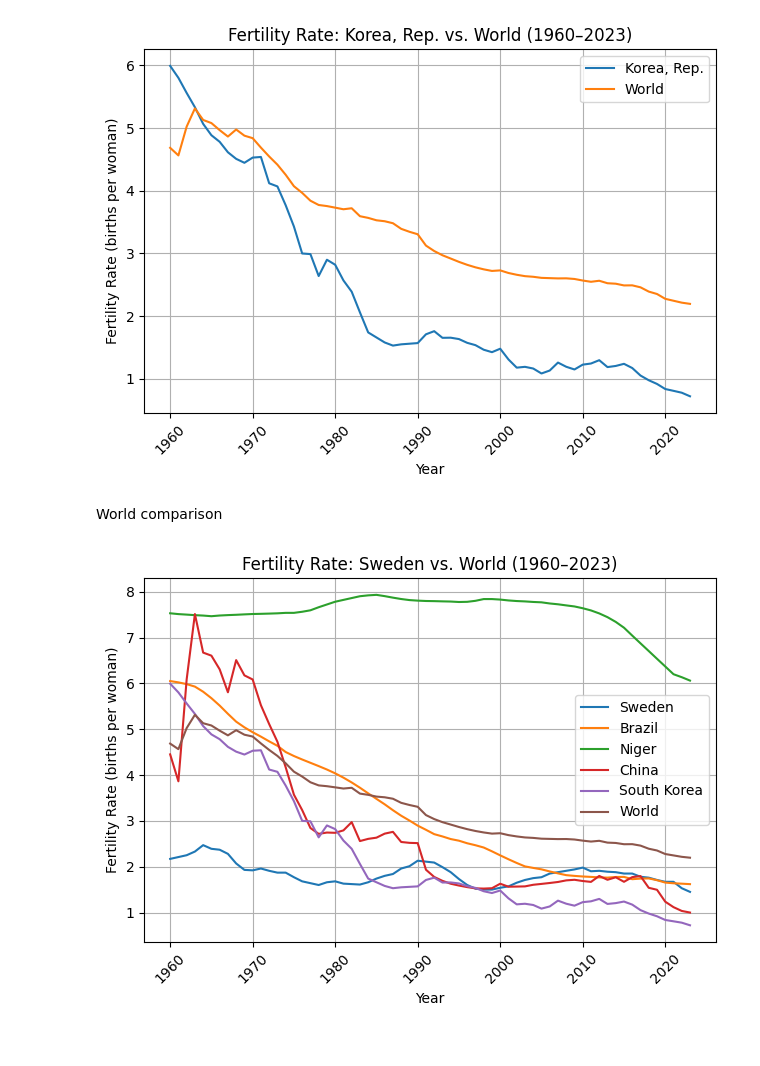
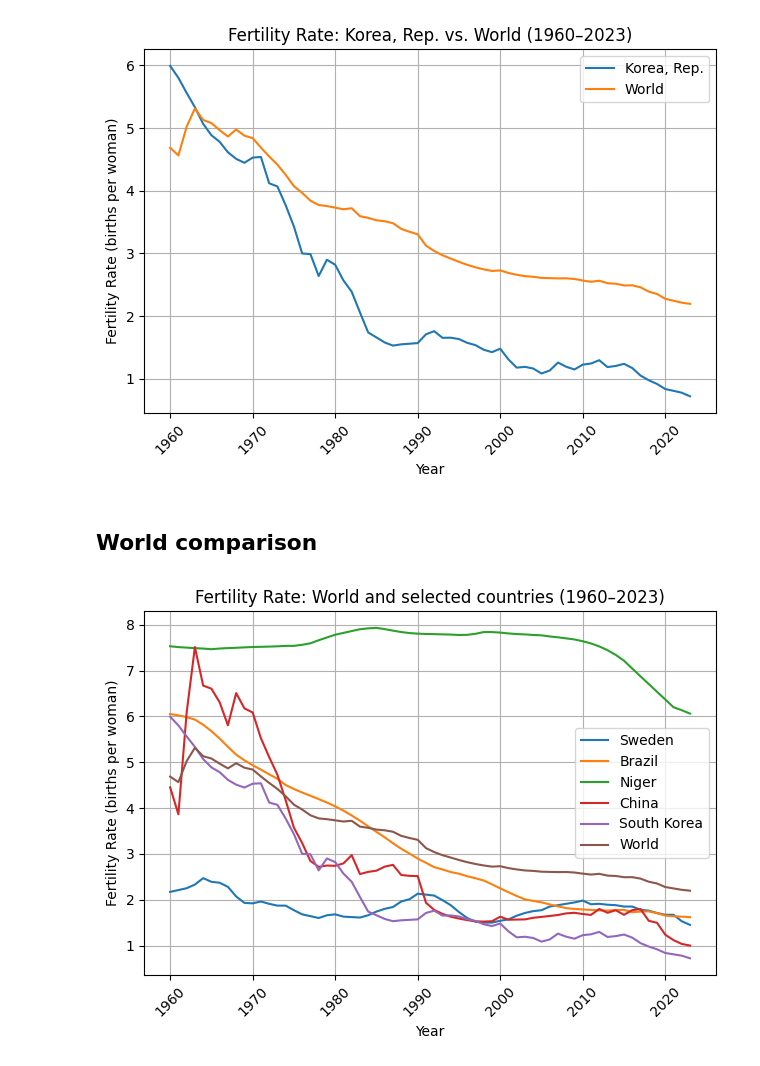
Before and after one commit to SkaldorHub/ds_fertility_rate, a Jupyter notebook: fertility_rate.ipynb, the cells around one changed output. Saved outputs shown, nothing was run; the diff lists cells and outputs as text; code cells hidden in the pictures.

```diff
--- a/fertility_rate_sweden.ipynb
+++ b/fertility_rate.ipynb
@@ -99,7 +96,7 @@ Brazil
 Korea, Rep.
 [figure]
 # %% [markdown]
-World comparison
+## World comparison
 # %%
 import pandas as pd
 import matplotlib.pyplot as plt
@@ -119,32 +116,32 @@ years = sweden_data.index[3:]  # erste 3 Spalten überspringen
 # Y-Values
 sweden_rates = sweden_data[3:].values
 brazil_rates = brazil_data[3:].values
 niger_rates = niger_data[3:].values
 china_rates = china_data[3:].values
 south_korea_rates = south_korea_data[3:].values
 world_rates = world_data[3:].values
 
 # Create diagram
 plt.plot(years, sweden_rates, label="Sweden")
 plt.plot(years, brazil_rates, label="Brazil")
 plt.plot(years, niger_rates, label="Niger")
 plt.plot(years, china_rates, label="China")
 plt.plot(years, south_korea_rates, label="South Korea")
 plt.plot(years, world_rates, label="World")
 
 # Configure diagram
 plt.xticks(years[::10], rotation=45)
-plt.title("Fertility Rate: Sweden vs. World (1960–2023)")
+plt.title("Fertility Rate: World and selected countries (1960–2023)")
 plt.xlabel("Year")
 plt.ylabel("Fertility Rate (births per woman)")
 plt.grid(True)
 plt.legend()
 plt.tight_layout()
 
 # Save diagram
 plt.savefig("diagram_output/world_fertility_rate.png", dpi=1200)
 
 # Show diagram
 plt.show()
 # %% [output]
-[figure, old version]
+[figure, new version]
```
Also changed, not shown: parts of 4 cells of this notebook, 3 other files.
